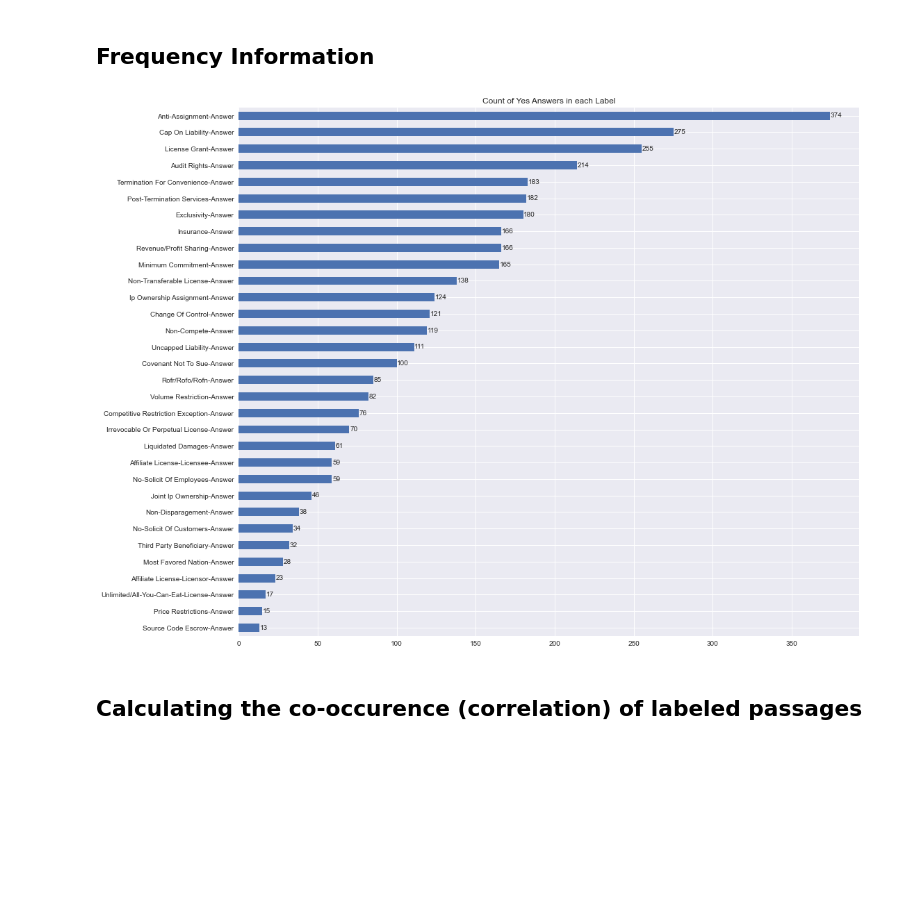
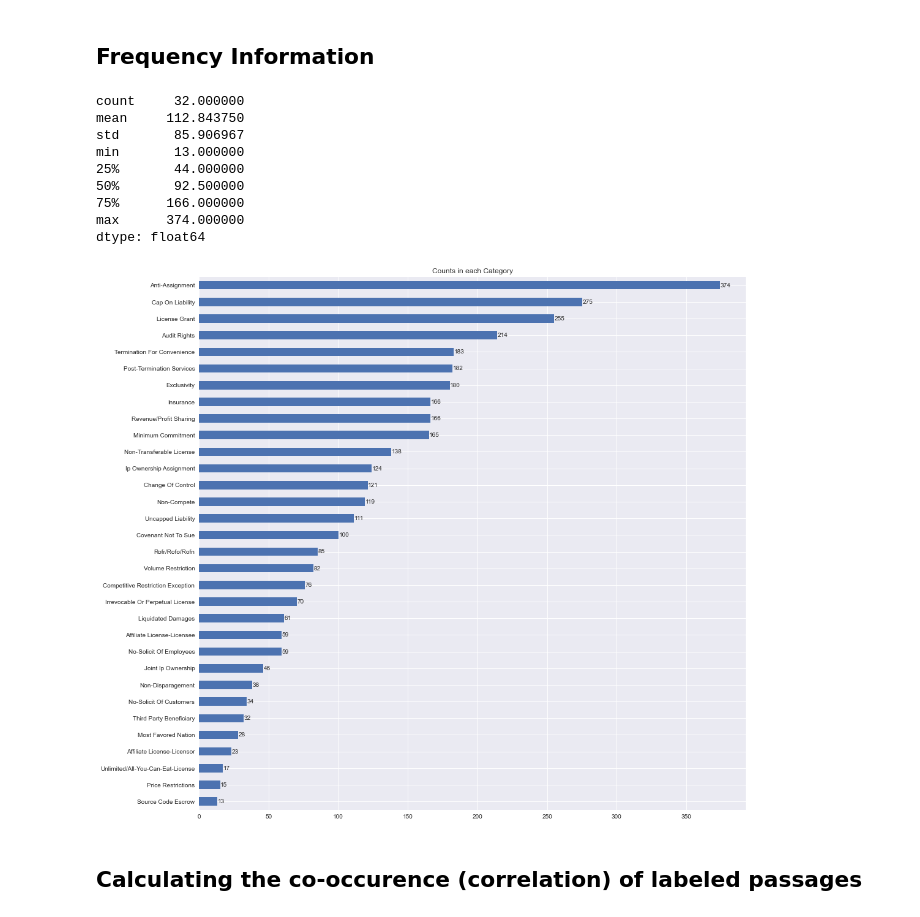
Before and after one commit to raindartt/Project_623, a Jupyter notebook: Project.ipynb, the cells around one changed output. Drawn from its saved outputs; the diff is of its cells as text; code cells hidden in the pictures; blank space fills up the shorter version.

```diff
--- a/Project.ipynb
+++ b/Project.ipynb
@@ -39,14 +41,28 @@ import nlp_functions
 # Global Variables
 # %%
 # seed for random number/state generators
-SEED = 42
+SEED = 421
 random.seed(SEED)
 os.environ["PYTHONHASHSEED"] = str(SEED)
 np.random.seed(SEED)
 
 # the proportion of data to reserve for testing; note that the smallest class only has 13 total instances
-TEST_SIZE = 0.2
-FOLDS = round(1/TEST_SIZE)
+FOLDS = 10
+TEST_SIZE = 1/FOLDS
+
+# file names
+token_file = 'sentences.pkl'
+ans_pkl = 'ans_01.pkl'
+total_cv_pkl = 'total_cv.pkl'
+class_cv_pkl = 'class_cv.pkl'
+class_counts = 'class_counts.csv'
+rfc_pkl = 'rfc_search_10.pkl'
+rfc_model = 'rfc_model.joblib'
+logreg_pkl = 'logreg_search_10.pkl'
+logreg_model = 'logreg_model.joblib'
+mnb_pkl = 'mnb_search_10.pkl'
+mnb_model = 'mnb_model.joblib'
+opt_csv = 'optimized_test_scores.csv'
 
 # These are the columns with Yes/No Answers
 YN_ANS_COLS = ['Most Favored Nation-Answer', 'Competitive Restriction Exception-Answer',
@@ -109,7 +125,7 @@ Next we will process the data to prepare it for transformations.
 Here we abandon the horizontal association of clauses in the same contract, so each clause will be its own observation (row).
 # %%
 # Creates a new dataframe with only text from each YN field
-data = {'sent' : [], 'Category':[]}
+data = {'Clause' : [], 'Category':[]}
 display(data)
 # df_test = df_master[YN_TXT_COLS].stack().dropna().reset_index(drop=True)
 # display(df_test)
@@ -119,9 +135,9 @@ for col in YN_TXT_COLS:
     for i in range(len(df_yn_tmp[col])):
         sentence = df_yn_tmp[col].loc[i]
         if sentence:
-            data['sent'].append(sentence)
+            data['Clause'].append(sentence)
             data['Category'].append(col)
 del df_yn_tmp
-df_yn_tmp = pd.DataFrame(data=data, columns=['sent', 'Category'])
+df_yn_tmp = pd.DataFrame(data=data, columns=['Clause', 'Category'])
 display(df_yn_tmp)
 # %% [output]
@@ -185,7 +200,6 @@ y_txt = df_yn_txt['Category'].squeeze()
 # %% [markdown]
 ## Frequency Information
 # %%
-ans_pkl = 'ans01.pkl'
 if os.path.exists(ans_pkl):
     df_yn_ans = df_master[YN_ANS_COLS]
     df_01_ans = pd.read_pickle(ans_pkl)
@@ -194,17 +208,28 @@ else:
     df_yn_ans = df_master[YN_ANS_COLS]
     # display(df_yn)
     # Transform the columns to numbers
-    df_01_ans = pd.DataFrame(np.where(df_yn_ans.values == 'Yes', 1, 0), df_yn_ans.index, columns=YN_ANS_COLS)
+    df_01_ans = pd.DataFrame(np.where(df_yn_ans.values == 'Yes', 1, 0), df_yn_ans.index, columns=YN_TXT_COLS)
     df_01_ans.to_pickle(ans_pkl)
 # %%
 # print('Nonzeros (of 510 contracts) in each column')
 freq = df_01_ans.astype(bool).sum(axis=0).sort_values()
 # print(df_01_ans.astype(bool).sum(axis=0))
-ax = freq.plot.barh(figsize=(16,14),title='Count of Yes Answers in each Label')
+ax = freq.plot.barh(figsize=(16,16),title='Counts in each Category')
 for i in range(len(freq)):
     ax.text(freq[i]+0.3, i-0.1, freq[i])
+plt.savefig('class_barh.jpg')
+freq.describe()
 # %% [output]
+count     32.000000
+mean     112.843750
+std       85.906967
+min       13.000000
+25%       44.000000
+50%       92.500000
+75%      166.000000
+max      374.000000
+dtype: float64
-[figure, old version]
+[figure, new version]
 # %% [markdown]
 ## Calculating the co-occurence (correlation) of labeled passages
 # %%
```
Also changed, not shown: parts of 28 cells of this notebook, 29 other files.
